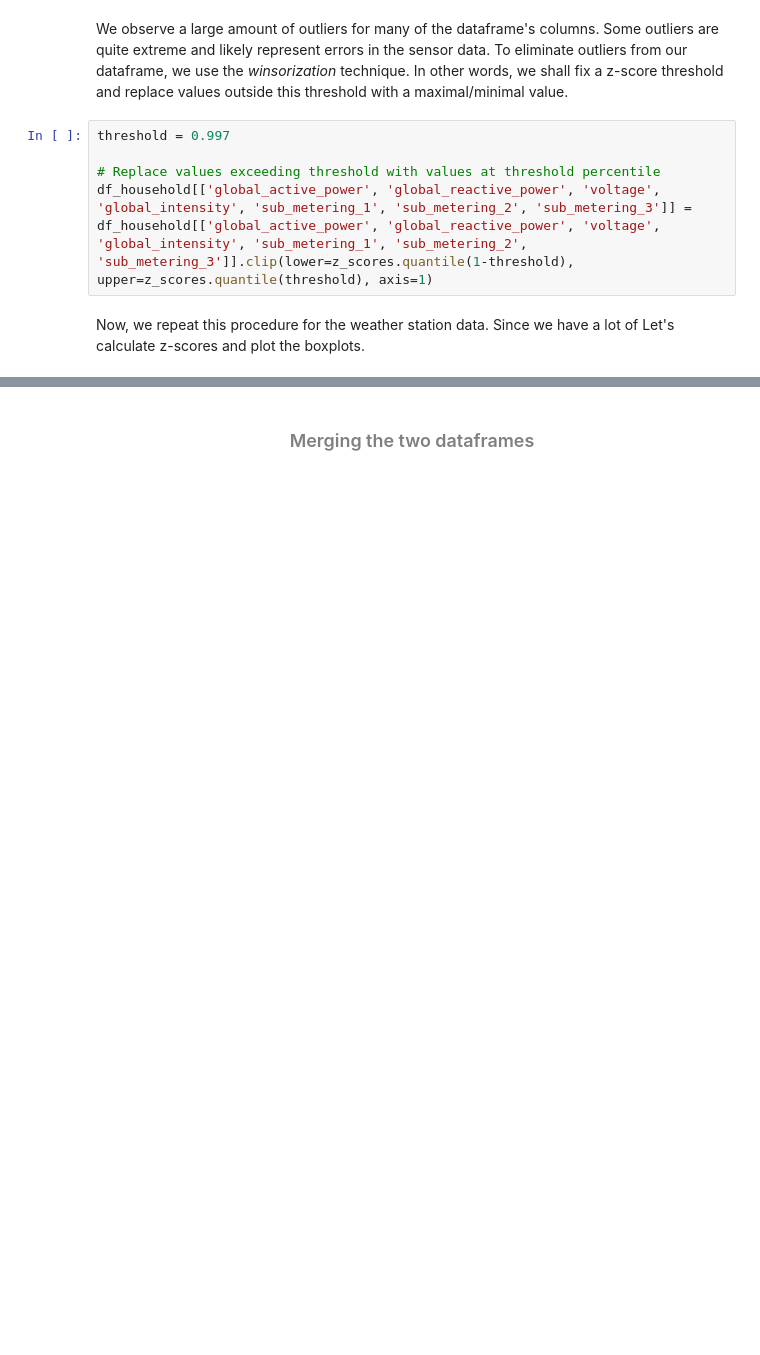
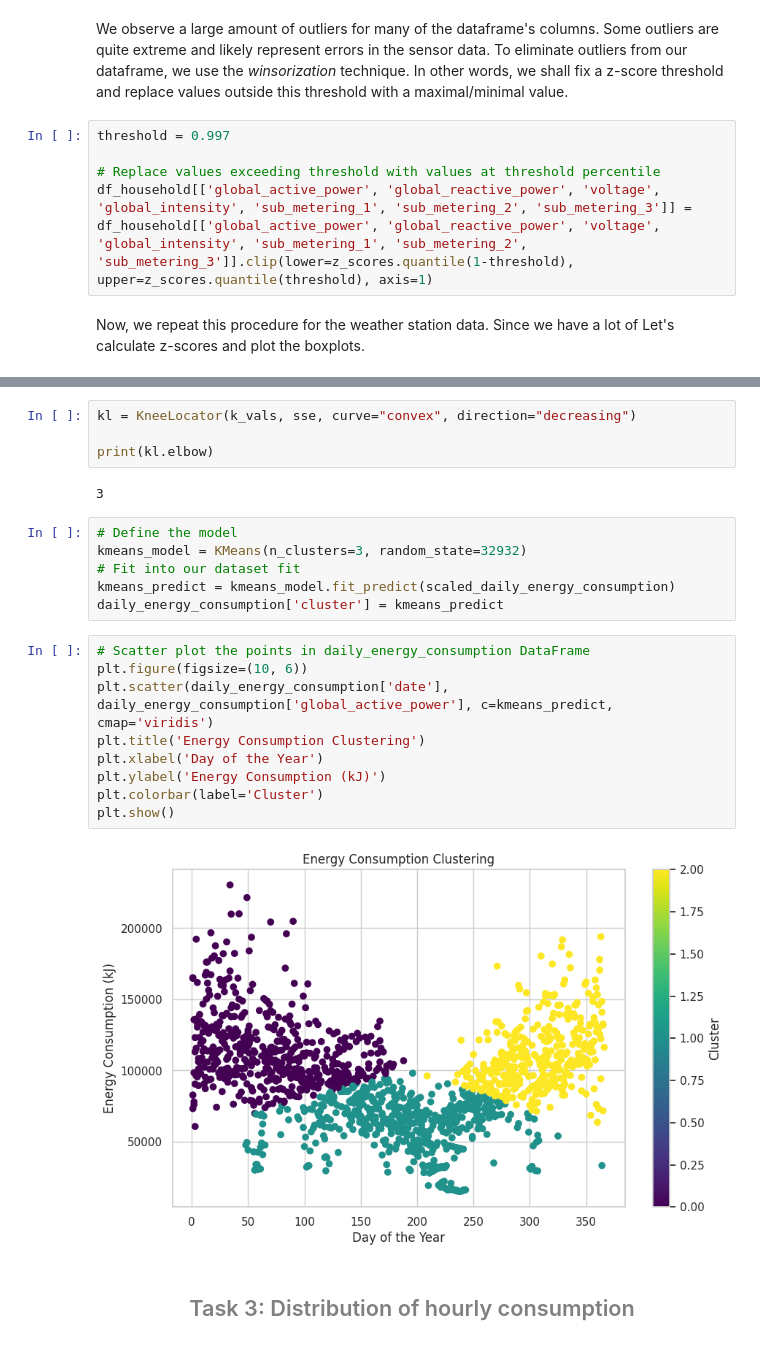
Before and after one commit to ArkhamKnightGPC/Power-consumption-weather, a Jupyter notebook: p1.ipynb, the cells around one changed output, grey strips where cells are left out. Drawn from its saved outputs; the diff is of its cells as text; blank space fills up the shorter version.

Commit message:
:memo: tasks 2 and 3

```diff
--- a/p1.ipynb
+++ b/p1.ipynb
@@ -244,2 +397,25 @@ Now, we repeat this procedure for the weather station data. Since we have a lot
+# %%
+kl = KneeLocator(k_vals, sse, curve="convex", direction="decreasing")
+
+print(kl.elbow)
+# %% [output]
+3
+# %%
+# Define the model
+kmeans_model = KMeans(n_clusters=3, random_state=32932)
+# Fit into our dataset fit
+kmeans_predict = kmeans_model.fit_predict(scaled_daily_energy_consumption)
+daily_energy_consumption['cluster'] = kmeans_predict
+# %%
+# Scatter plot the points in daily_energy_consumption DataFrame
+plt.figure(figsize=(10, 6))
+plt.scatter(daily_energy_consumption['date'], daily_energy_consumption['global_active_power'], c=kmeans_predict, cmap='viridis')
+plt.title('Energy Consumption Clustering')
+plt.xlabel('Day of the Year')
+plt.ylabel('Energy Consumption (kJ)')
+plt.colorbar(label='Cluster')
+plt.show()
+# %% [output]
+[figure, added]
 # %% [markdown]
-<h3 align="center"> <font color='gray'>Merging the two dataframes</font></h3> <a class="anchor" id="1.3"></a>
+<h2 align="center"> <font color='gray'>Task 3: Distribution of hourly consumption</font></h2> <a class="anchor" id="3"></a>
```
Also changed, not shown: parts of 26 cells of this notebook.
